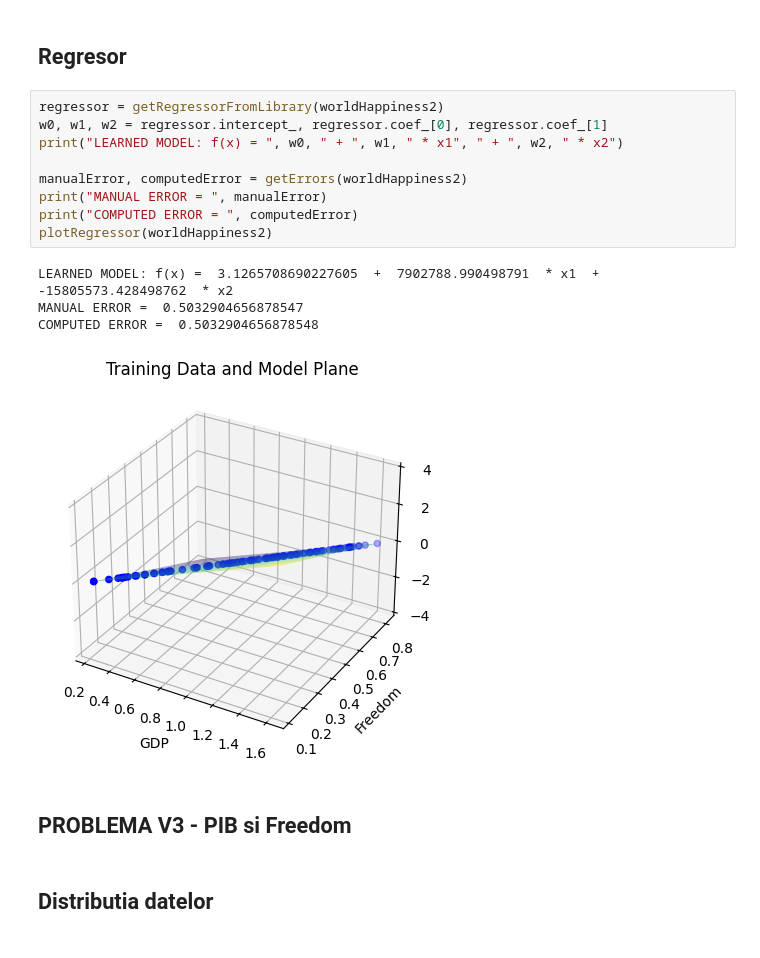
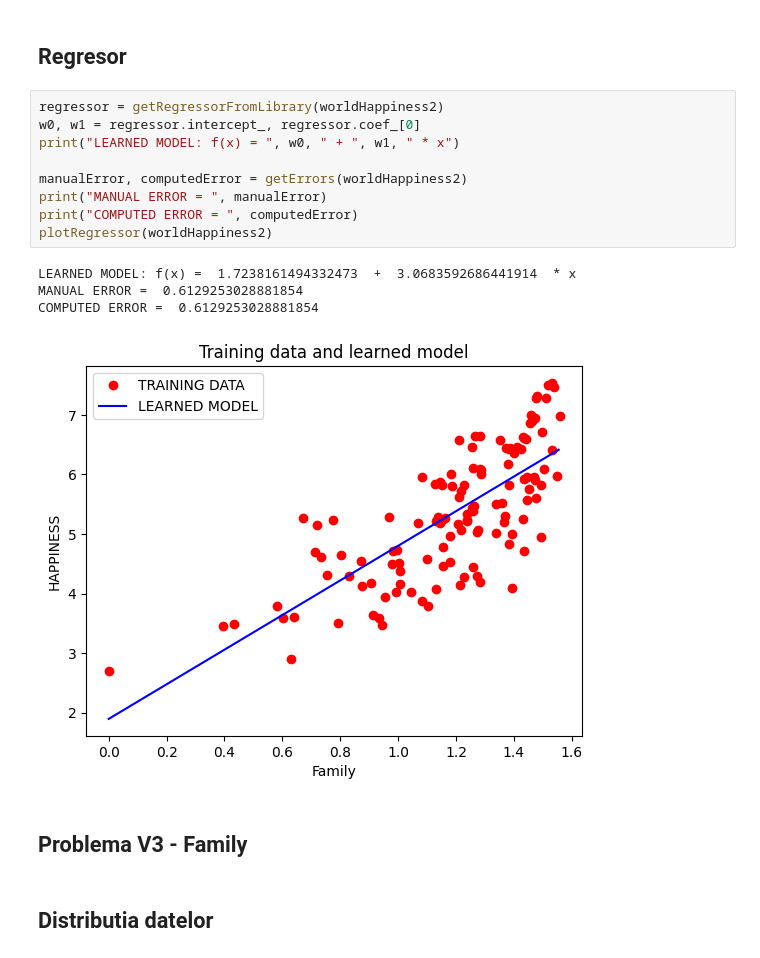
Before and after one commit to karinakentsch19/Laboratoare-AI, a Jupyter notebook: Lab5 - Rezolvarea unor probleme de regresie prin metode de învățare automată/Problema b.ipynb, the cells around one changed output. Saved outputs shown, nothing was run; the diff lists cells and outputs as text.

```diff
--- a/Lab5 - Rezolvarea unor probleme de regresie prin metode de învățare automată/Problema b.ipynb
+++ b/Lab5 - Rezolvarea unor probleme de regresie prin metode de învățare automată/Problema b.ipynb
@@ -193,20 +166,20 @@ plotTrainingAndValidationSets(worldHappiness2)
 <h2>Regresor</h2>
 # %%
 regressor = getRegressorFromLibrary(worldHappiness2)
-w0, w1, w2 = regressor.intercept_, regressor.coef_[0], regressor.coef_[1]
-print("LEARNED MODEL: f(x) = ", w0, " + ", w1, " * x1", " + ", w2, " * x2")
+w0, w1 = regressor.intercept_, regressor.coef_[0]
+print("LEARNED MODEL: f(x) = ", w0, " + ", w1, " * x")
 
 manualError, computedError = getErrors(worldHappiness2)
 print("MANUAL ERROR = ", manualError)
 print("COMPUTED ERROR = ", computedError)
 plotRegressor(worldHappiness2)
 # %% [output]
-LEARNED MODEL: f(x) =  3.1265708690227605  +  7902788.990498791  * x1  +  -15805573.428498762  * x2
-MANUAL ERROR =  0.5032904656878547
-COMPUTED ERROR =  0.5032904656878548
+LEARNED MODEL: f(x) =  1.7238161494332473  +  3.0683592686441914  * x
+MANUAL ERROR =  0.6129253028881854
+COMPUTED ERROR =  0.6129253028881854
-[figure, old version]
+[figure, new version]
-# %% [markdown]
-## PROBLEMA V3 - PIB si Freedom
+# %% [markdown]
+## Problema V3 - Family
 # %% [markdown]
 <h2>Distributia datelor</h2>
 # %%
```
Also changed, not shown: parts of 16 cells of this notebook.
